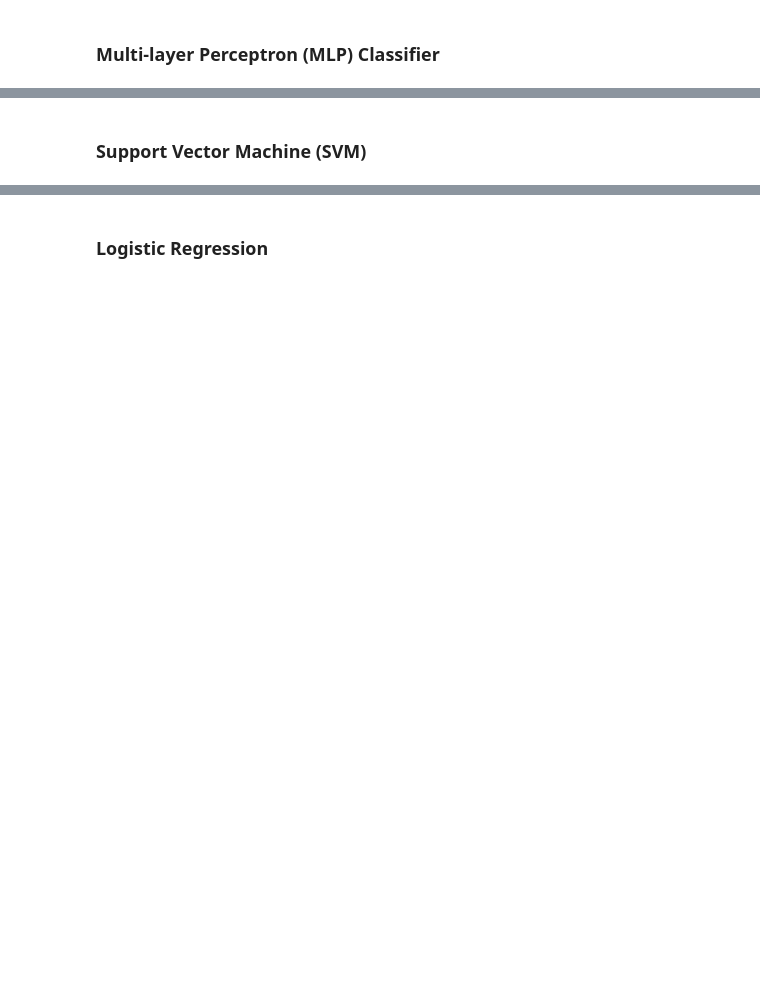
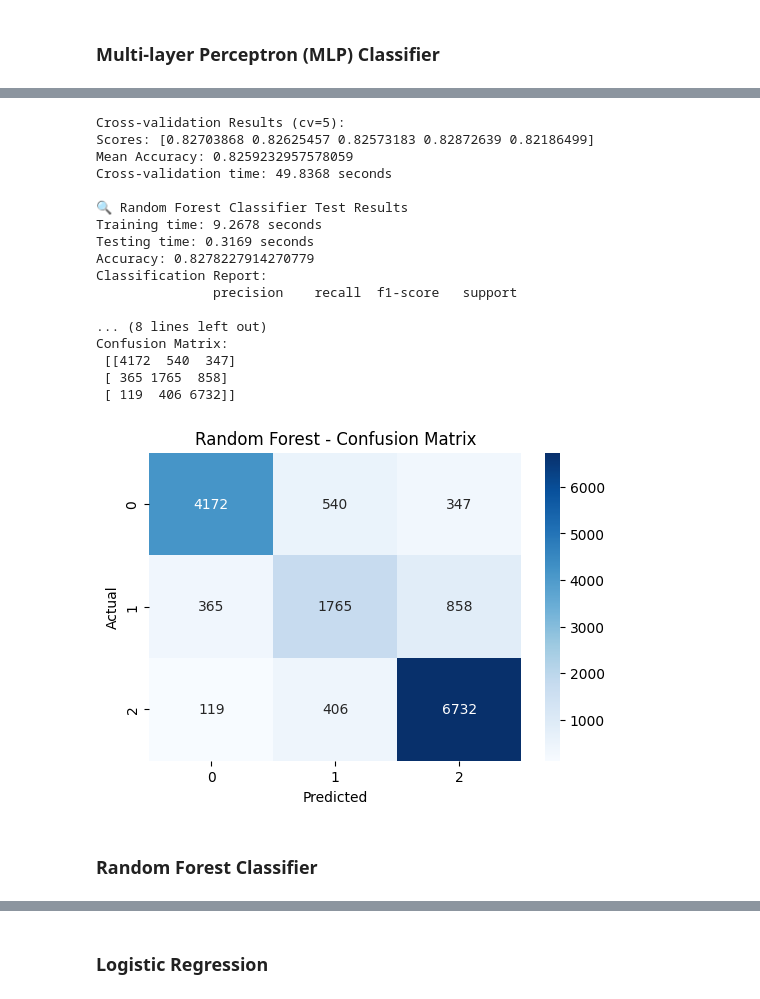
Before and after one commit to diogovenade/ia-academic-success, a Jupyter notebook: academic_success.ipynb, the cells around one changed output, grey strips where cells are left out. Saved outputs shown, nothing was run; the diff lists cells and outputs as text; code cells hidden in the pictures; blank space fills up the shorter version.

Commit message:
Random Forest added

```diff
--- a/academic_success.ipynb
+++ b/academic_success.ipynb
@@ -460,21 +474,68 @@ plt.show()
 # %%
-from sklearn.neural_network import MLPClassifier
+from sklearn.ensemble import RandomForestClassifier
+from sklearn.model_selection import cross_val_score
+from sklearn.metrics import classification_report, confusion_matrix, accuracy_score
+import time
+import seaborn as sns
+import matplotlib.pyplot as plt
 
-mlp = MLPClassifier(hidden_layer_sizes=(100,), max_iter=100, random_state=42)
-mlp.fit(X_train_s, y_train)
-y_pred_mlp = mlp.predict(X_test_s)
+# Instanciar o modelo
+rf_model = RandomForestClassifier(n_estimators=100, random_state=42)
 
-accuracy_mlp = accuracy_score(y_test, y_pred_mlp)
-precision_mlp = precision_score(y_test, y_pred_mlp, average='weighted')
-recall_mlp = recall_score(y_test, y_pred_mlp, average='weighted')
-f1_mlp = f1_score(y_test, y_pred_mlp, average='weighted')
-cm_mlp = confusion_matrix(y_test, y_pred_mlp)
+# Validação cruzada (cv=5)
+start_cv = time.time()
+cv_scores = cross_val_score(rf_model, X, y, cv=5, scoring='accuracy')
+end_cv = time.time()
 
-print("Accuracy:", accuracy_mlp)
-print("Precision:", precision_mlp)
-print("Recall:", recall_mlp)
-print("F1 Score:", f1_mlp)
-print("Confusion Matrix:\n", cm_mlp)
+print("Cross-validation Results (cv=5):")
+print("Scores:", cv_scores)
+print("Mean Accuracy:", cv_scores.mean())
+print(f"Cross-validation time: {end_cv - start_cv:.4f} seconds")
+
+# Treinar uma única vez no conjunto de treino
+start_train = time.time()
+rf_model.fit(X_train, y_train)
+end_train = time.time()
+
+# Prever no conjunto de teste
+start_test = time.time()
+y_pred = rf_model.predict(X_test)
+end_test = time.time()
+
+# Avaliação final
+print("\n Random Forest Classifier Test Results")
+print(f"Training time: {end_train - start_train:.4f} seconds")
+print(f"Testing time: {end_test - start_test:.4f} seconds")
+print("Accuracy:", accuracy_score(y_test, y_pred))
+print("Classification Report:\n", classification_report(y_test, y_pred))
+print("Confusion Matrix:\n", confusion_matrix(y_test, y_pred))
+
+# Heatmap da matriz de confusão
+plt.figure(figsize=(6, 4))
+sns.heatmap(confusion_matrix(y_test, y_pred), annot=True, fmt='d', cmap='Blues')
+plt.title('Random Forest - Confusion Matrix')
+plt.xlabel('Predicted')
+plt.ylabel('Actual')
+plt.show()
+# %% [output]
+Cross-validation Results (cv=5):
+Scores: [0.82703868 0.82625457 0.82573183 0.82872639 0.82186499]
+Mean Accuracy: 0.8259232957578059
+Cross-validation time: 49.8368 seconds
+
+🔍 Random Forest Classifier Test Results
+Training time: 9.2678 seconds
+Testing time: 0.3169 seconds
+Accuracy: 0.8278227914270779
+Classification Report:
+               precision    recall  f1-score   support
+
+... (8 lines left out)
+Confusion Matrix:
+ [[4172  540  347]
+ [ 365 1765  858]
+ [ 119  406 6732]]
+[figure, added]
 # %% [markdown]
-### Support Vector Machine (SVM)
+### Random Forest Classifier
 # %%
```
Also changed, not shown: parts of 9 cells of this notebook.
